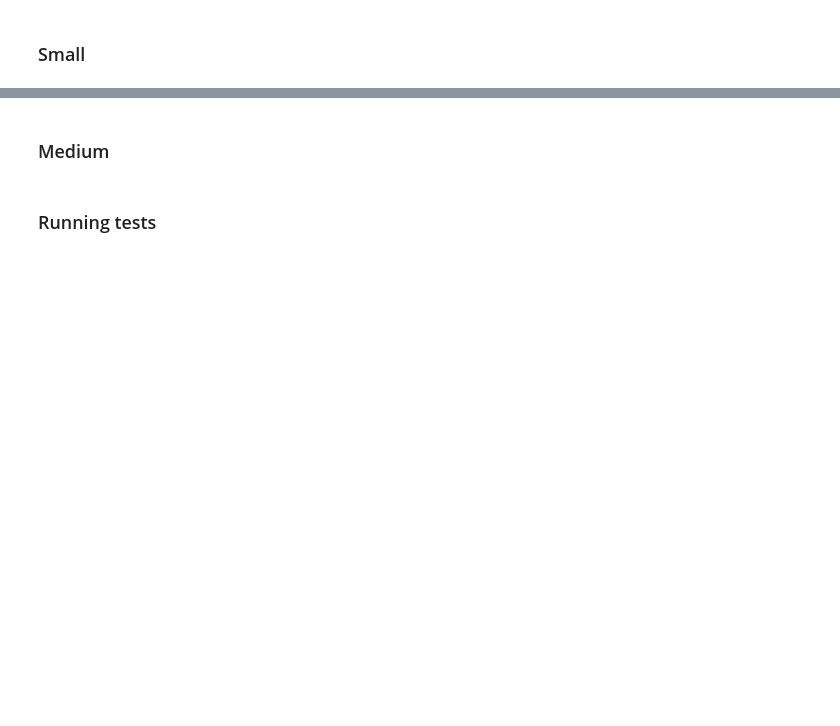
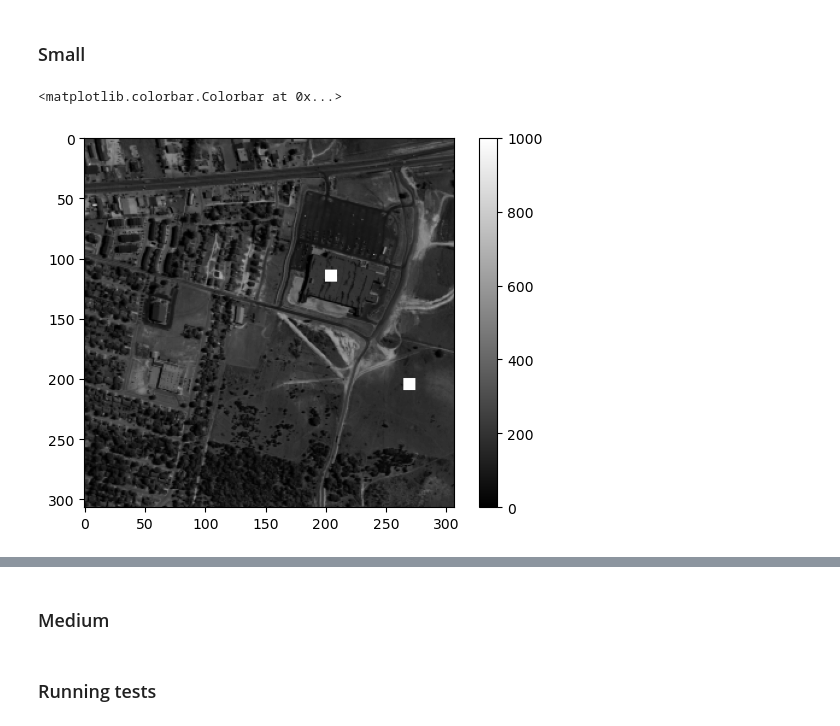
Before and after one commit to waqasbinhamed/seminmf, a Jupyter notebook: real.ipynb, the cells around one changed output, grey strips where cells are left out. Drawn from its saved outputs; the diff is of its cells as text; code cells hidden in the pictures; blank space fills up the shorter version.

```diff
--- a/real.ipynb
+++ b/real.ipynb
@@ -53,11 +58,14 @@ def load_results(filename):
 # %% [markdown]
 ### Small
 # %%
-# img = X3d[wavelength, :, :].copy()
+img = X3d[wavelength, :, :].copy()
 # img[285: 295, 120: 130] = 1000 # trees
-# img[200: 210, 265: 275] = 1000 # grass
-# img[20: 30, 200: 210] = 1000 # asphalt
-# plt.imshow(img, cmap='gray')
-# plt.colorbar()
+img[200: 210, 265: 275] = 1000 # grass
+img[110: 120, 200: 210] = 1000 # asphalt
+plt.imshow(img, cmap='gray')
+plt.colorbar()
+# %% [output]
+<matplotlib.colorbar.Colorbar at 0x...>
+[figure, added]
 # %%
 # trees3d = X3d[:, 285: 295, 120: 130] # (162, 10, 10)
```
Also changed, not shown: parts of 26 cells of this notebook, 5 other files.
